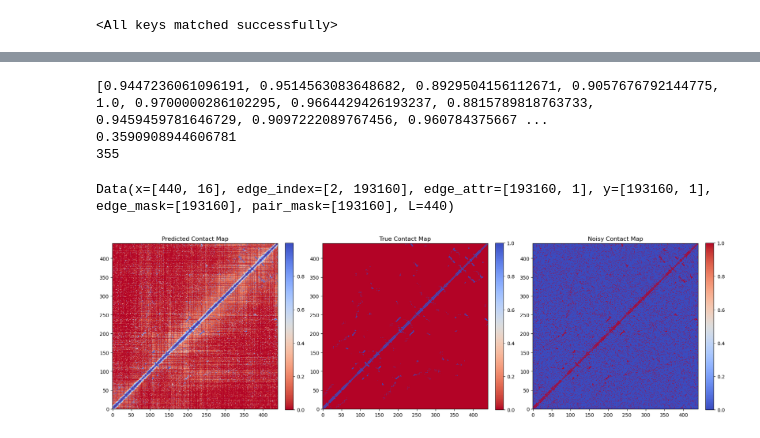
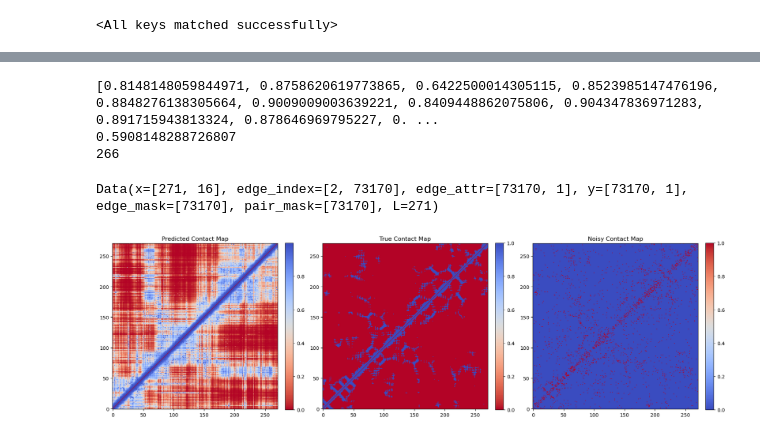
Before and after one commit to Fabiog17/Internship, a Jupyter notebook: GNN_cc_likeDCA.ipynb, the cells around one changed output, grey strips where cells are left out. Cells and saved outputs as stored; diff of their text form; code cells hidden in the pictures.

```diff
--- a/GNN_cc_likeDCA.ipynb
+++ b/GNN_cc_likeDCA.ipynb
@@ -138,6 +282,7 @@ importlib.reload(sequenceHandler)
 from sequenceHandler import distance_map_PDB
 
 folder_path = "PDB"
+p_detect_by_r = total_percentage
 
 all_data = []
 for file in os.listdir(folder_path):
@@ -148,14 +293,17 @@ for file in os.listdir(folder_path):
     try:
         distance_map, __ = distance_map_PDB(pdb_path, chain_id, output_map_file)
         true_contact_map = contact_from_distance(distance_map, threshold=8.0)
-        noisy_contact_map= create_noisy_contact_map(true_contact_map, noise_level=0.1)
+
+        L= distance_map.shape[0]
+        K = 5 * L
+        noisy_contact_map, __ = sample_noisy_contact_map_from_distance(distance_map,p_detect_by_r,K,threshold=8.0,seed=1)
         data = build_graph_contact(noisy_contact_map, true_contact_map)
         all_data.append(data)
     except:
         print(f"Some error occurred in the sequence {file}")
 
 
-torch.save(all_data, "all_data_contacts_contacts.pt")
+torch.save(all_data, "all_data_likeDCA.pt")
 # %% [output]
 Some error occurred in the sequence PF07714.pdb
 Some error occurred in the sequence PF00016.pdb
@@ -176,0 +356,13 @@ Some error occurred in the sequence PF20256.pdb
+# %%
+MAX_NODES = 800
+
+filtered_data = [data for data in all_data if data.num_nodes <= MAX_NODES]
+
+lengths = [data.num_nodes for data in filtered_data]
+
+plt.figure()
+plt.hist(lengths, bins=30)
+plt.xlabel("Number of nodes (L)")
+plt.ylabel("Number of graphs")
+plt.title("Distribution of graph sizes")
+plt.show()
@@ -177,9 +371,8 @@ Some error occurred in the sequence PF20256.pdb
 # %%
-all_data = torch.load("all_data_contacts_contacts.pt",weights_only=False)
 from torch_geometric.loader import DataLoader
 from sklearn.model_selection import train_test_split
 
-train_data, test_data = train_test_split(all_data, test_size=0.2, random_state=1)
+train_data, test_data = train_test_split(filtered_data, test_size=0.2, random_state=1)
 
 
 train_loader = DataLoader(train_data, batch_size=10, shuffle=True)
@@ -388,9 +581,9 @@ val_losses = []
 best_val_loss = float('inf')
 patience = 10
 epochs_no_improve = 0
-save_path = "best_model_contacts_contacts.pt"
+save_path = "best_model_cc_likeDCA.pt"
 
-for epoch in range(100):
+for epoch in range(10):
 
     model.train()
 
@@ -631,13 +818,13 @@ plt.show()
 # %%
-k=1
+k=5
 precision= topk_L_precision(model, test_loader, device, ratio=k)[1]
 print(precision)
 print(min(precision))
 print(precision.index(min(precision)))
 # %% [output]
-[0.9447236061096191, 0.9514563083648682, 0.8929504156112671, 0.9057676792144775, 1.0, 0.9700000286102295, 0.9664429426193237, 0.8815789818763733, 0.9459459781646729, 0.9097222089767456, 0.960784375667 ...
-0.3590908944606781
-355
+[0.8148148059844971, 0.8758620619773865, 0.6422500014305115, 0.8523985147476196, 0.8848276138305664, 0.9009009003639221, 0.8409448862075806, 0.904347836971283, 0.891715943813324, 0.878646969795227, 0. ...
+0.5908148288726807
+266
 # %%
 def graph_to_matrix(data, values):
     num_nodes = data.x.shape[0]
@@ -648,7 +835,7 @@ def graph_to_matrix(data, values):
 
     return mat
 # %%
-pos=355
+pos=3
 #worst case
 
 i=0
@@ -666,32 +853,32 @@ mask = batch.edge_mask & batch.pair_mask
 
 scores = torch.sigmoid(pred_logits.squeeze(-1))
 # threshold=0.8
 # scores= (scores>= threshold).float()
 pred_contact_map = graph_to_matrix(batch, scores.cpu())
 true_contact_map = graph_to_matrix(batch, batch.y.cpu())
 noisy_contact_map_map = graph_to_matrix(batch, batch.edge_attr.cpu())
 
 
 
 fig, axes = plt.subplots(1, 3, figsize=(18, 6))  # 1 row, 3 columns
 
 # --- Predicted Distance Map ---
 im0 = axes[0].imshow(pred_contact_map, cmap='coolwarm_r', origin='lower')
 axes[0].set_title("Predicted Contact Map")
 plt.colorbar(im0, ax=axes[0], fraction=0.046, pad=0.04)
 
 # --- True Distance Map ---
 im1 = axes[1].imshow(true_contact_map, cmap='coolwarm_r', origin='lower')
 axes[1].set_title("True Contact Map")
 plt.colorbar(im1, ax=axes[1], fraction=0.046, pad=0.04)
 
 # --- Original Noisy Contact Map ---
 im2 = axes[2].imshow(noisy_contact_map_map, cmap='coolwarm', origin='lower')
 axes[2].set_title("Noisy Contact Map")
 plt.colorbar(im2, ax=axes[2], fraction=0.046, pad=0.04)
 
 plt.tight_layout()
 plt.show()
 # %% [output]
-Data(x=[440, 16], edge_index=[2, 193160], edge_attr=[193160, 1], y=[193160, 1], edge_mask=[193160], pair_mask=[193160], L=440)
+Data(x=[271, 16], edge_index=[2, 73170], edge_attr=[73170, 1], y=[73170, 1], edge_mask=[73170], pair_mask=[73170], L=271)
-[figure, old version]
+[figure, new version]
```
Also changed, not shown: parts of 22 cells of this notebook, 2 other files.
